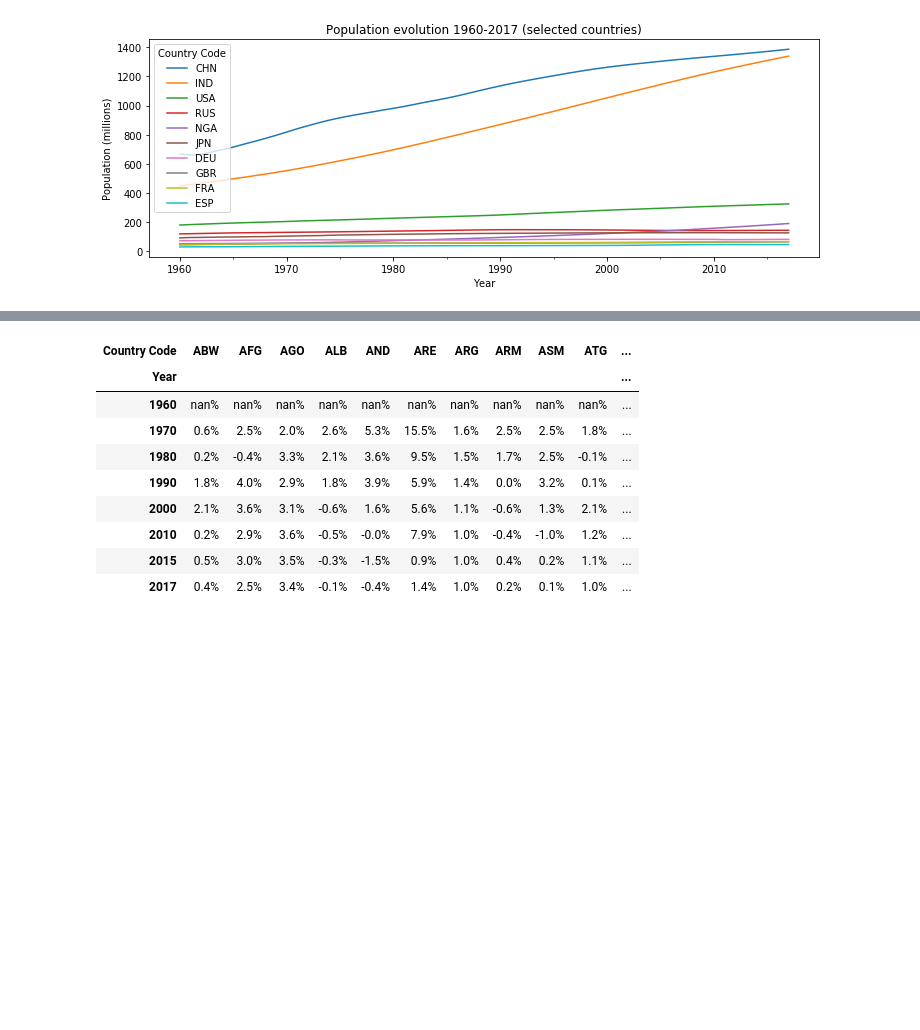
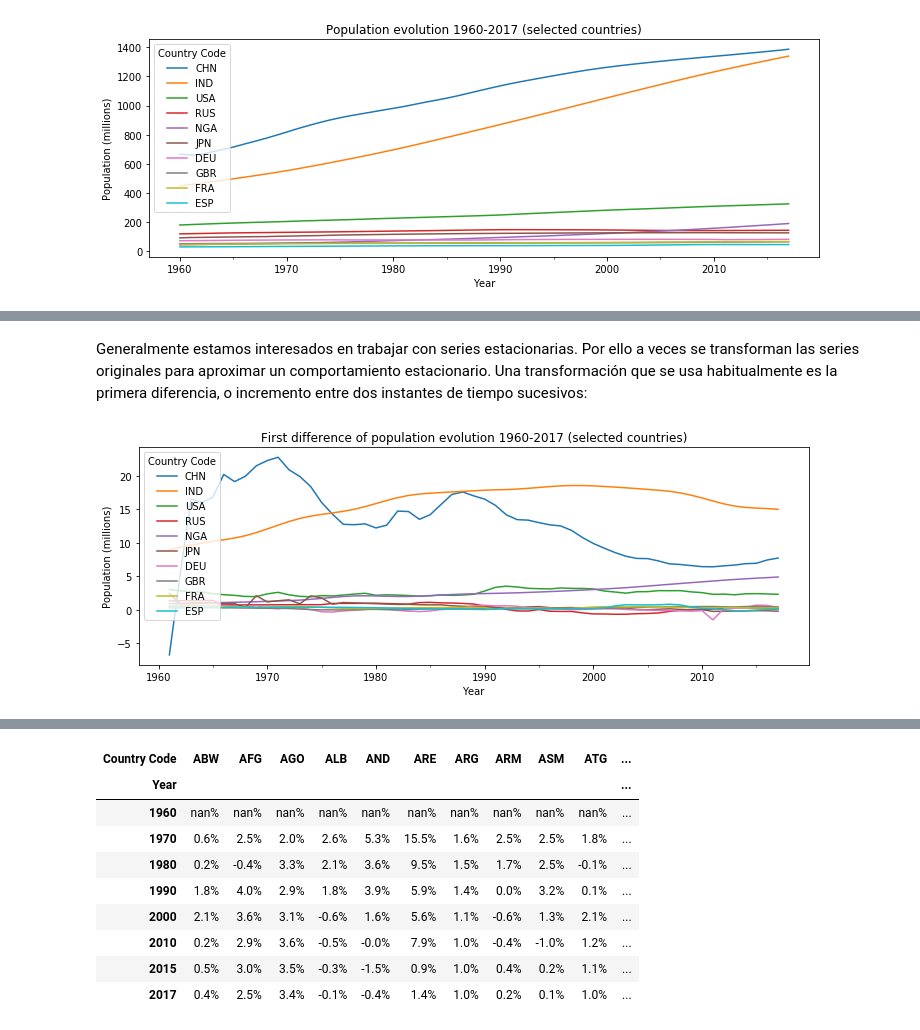
Before and after one commit to jruizalz/EPE-ULPGC, a Jupyter notebook: Bloque_1/1.AnalisisExploratorioDatos.ipynb, the cells around one changed output, grey strips where cells are left out. Cells and saved outputs as stored; diff of their text form; code cells hidden in the pictures; blank space fills up the shorter version.

Commit message:
Bloque I.1 series

```diff
--- a/Bloque_1/1.AnalisisExploratorioDatos.ipynb
+++ b/Bloque_1/1.AnalisisExploratorioDatos.ipynb
@@ -805,0 +1050,7 @@ plt.ylabel('Population (millions)'), plt.title('Population evolution 1960-2017 (
+# %% [markdown]
+Generalmente estamos interesados en trabajar con series estacionarias. Por ello a veces se transforman las series originales para aproximar un comportamiento estacionario. Una transformación que se usa habitualmente es la primera diferencia, o incremento entre dos instantes de tiempo sucesivos:
+# %%
+popul_countries.T[selected_countries].diff().plot(figsize=(12,4))
+plt.ylabel('Population (millions)'), plt.title('First difference of population evolution 1960-2017 (selected countries)');
+# %% [output]
+[figure, added]
```
Also changed, not shown: parts of 65 cells of this notebook, 1 other file.
